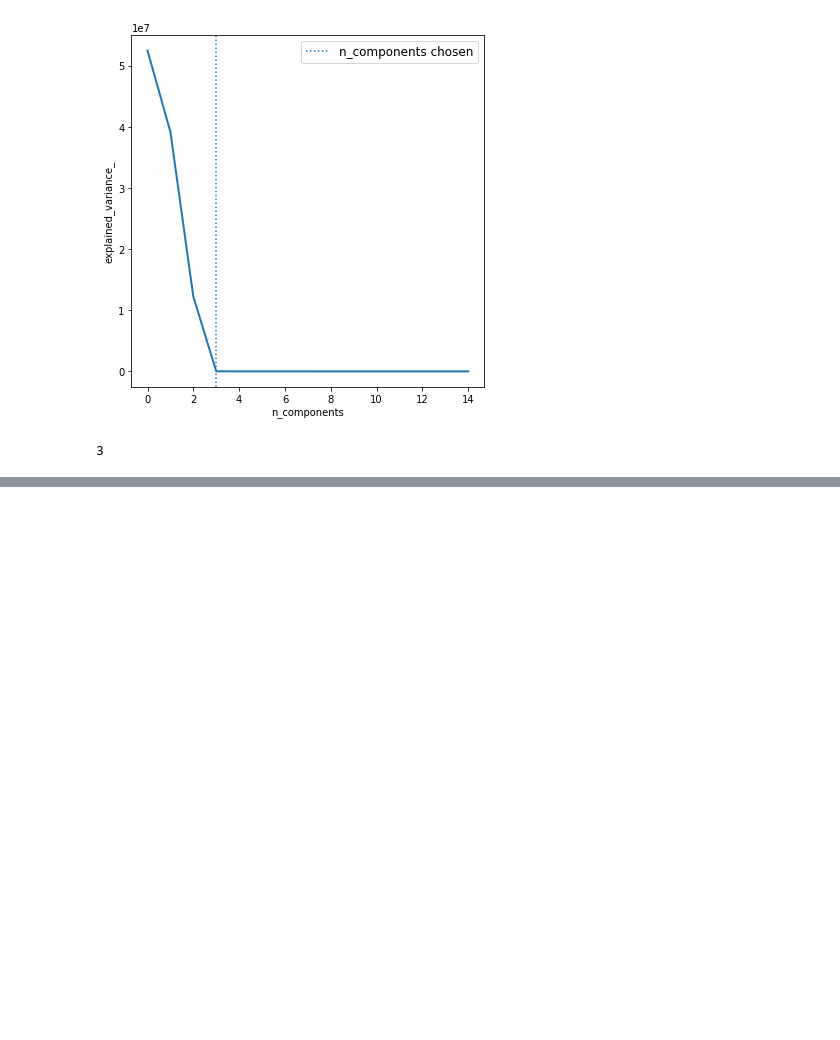
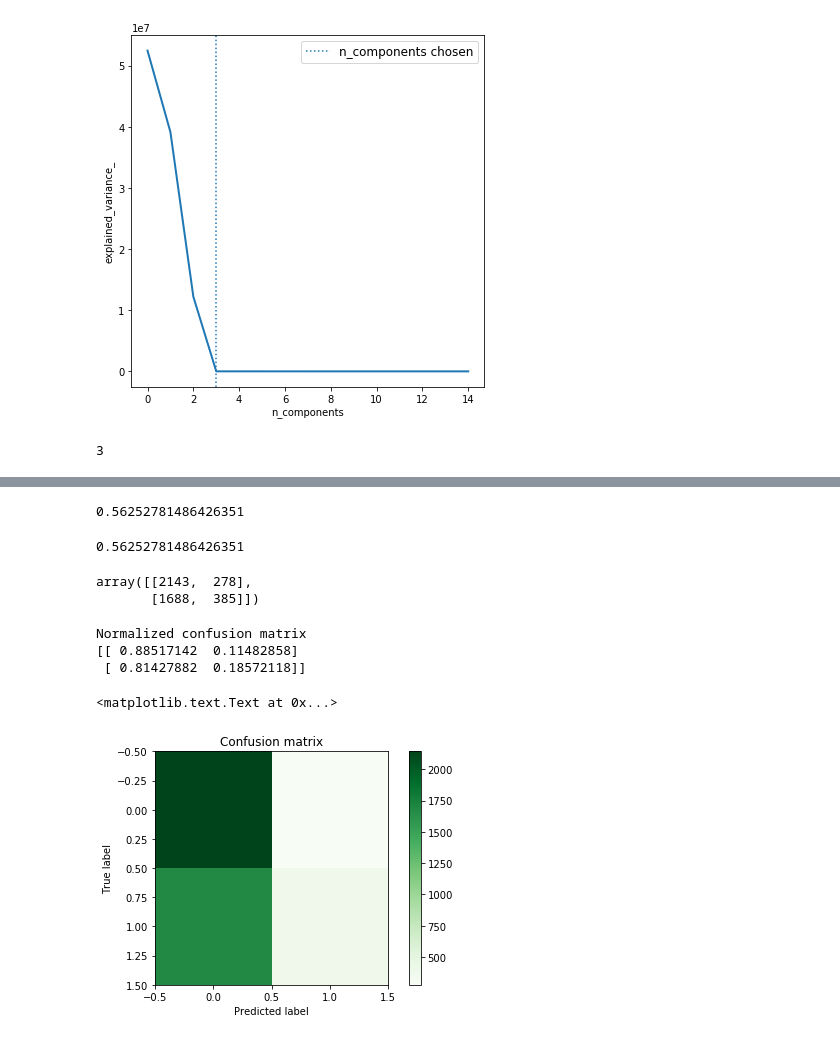
Before and after one commit to rogerior/ixio, a Jupyter notebook: pca.ipynb, the cells around one changed output, grey strips where cells are left out. Saved outputs shown, nothing was run; the diff lists cells and outputs as text; code cells hidden in the pictures; blank space fills up the shorter version.

```diff
--- a/pca.ipynb
+++ b/pca.ipynb
@@ -175,0 +180,4 @@ estimator.best_estimator_.named_steps['pca'].n_components
+# %%
+X_train, X_test, y_train, y_test = train_test_split(X, y, test_size=0.3, random_state=0)
+# %%
+pipeline.fit(X_train, y_train)
@@ -175,0 +190,39 @@ estimator.best_estimator_.named_steps['pca'].n_components
+# %%
+y_pred = pipeline.predict(X_test)
+# %%
+# Score
+pipeline.score(X_test, y_test)
+# %% [output]
+0.56252781486426351
+# %%
+# F-measure
+f1_score(y_test, y_pred, average='micro')
+# %% [output]
+0.56252781486426351
+# %%
+# Confusion matrix
+cm = confusion_matrix(y_test, y_pred)
+cm
+# %% [output]
+array([[2143,  278],
+       [1688,  385]])
+# %%
+# Normalized (%)
+cm_normalized = cm.astype('float') / cm.sum(axis=1)[:, np.newaxis]
+print('Normalized confusion matrix')
+print(cm_normalized)
+# %% [output]
+Normalized confusion matrix
+[[ 0.88517142  0.11482858]
+ [ 0.81427882  0.18572118]]
+# %%
+# Plot confusion matrix
+plt.imshow(cm, interpolation='nearest', cmap=plt.cm.Greens)
+plt.title('Confusion matrix')
+plt.colorbar()
+plt.tight_layout()
+plt.ylabel('True label')
+plt.xlabel('Predicted label')
+# %% [output]
+<matplotlib.text.Text at 0x...>
+[figure, added]
```
Also changed, not shown: parts of 11 cells of this notebook.
